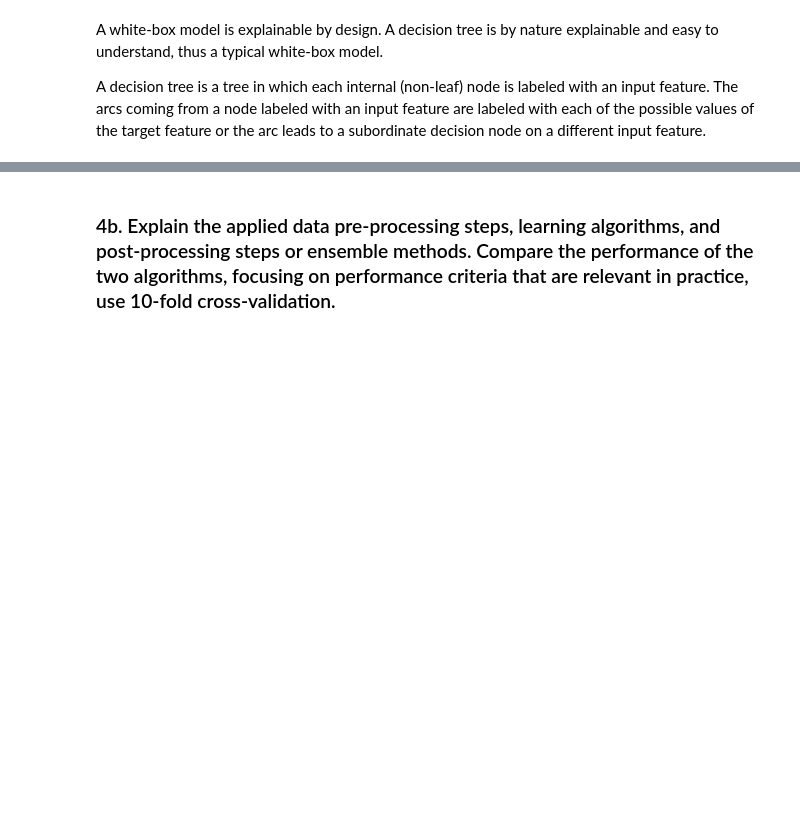
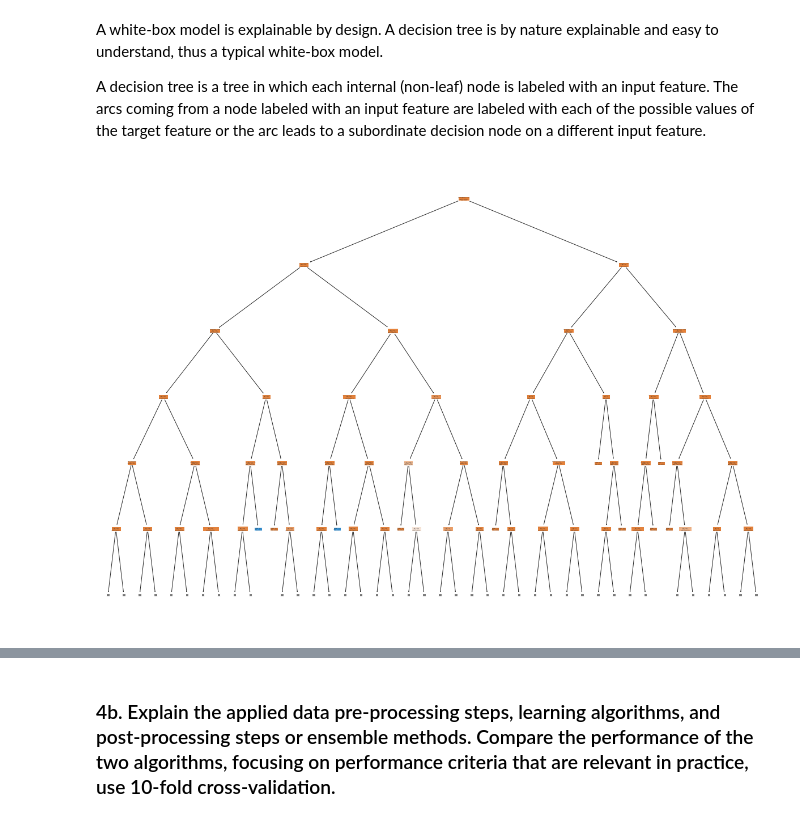
Before and after one commit to CarlosChu-c/CiberSecurityLab, a Jupyter notebook: lab1/Lab1-2021.ipynb, the cells around one changed output, grey strips where cells are left out. Cells and saved outputs as stored; diff of their text form; code cells hidden in the pictures; blank space fills up the shorter version.

```diff
--- a/lab1/Lab1-2021.ipynb
+++ b/lab1/Lab1-2021.ipynb
@@ -580,0 +645,36 @@ dt = DecisionTreeClassifier(splitter='random', max_depth=10)
+# %%
+from sklearn.tree import DecisionTreeClassifier, plot_tree
+
+data_src = pd.read_csv(os.path.join('data', 'train_data.csv'))
+data_src = data_preprocessing(data_src)
+
+# split dataset
+  #drop deprecated columns
+data_src = data_src.drop(columns=['Id','amount', 'accountcode_cc', 'countries_equal'])
+label_src = data_src['label']
+data_src = data_src.drop(columns=['label'])
+
+#SMOTE the data
+from imblearn.over_sampling import SMOTE
+sm = SMOTE(random_state = 42)
+X_train, y_train = sm.fit_resample(X_train, y_train)
+
+def k_fold_validation(X, y, model, scoring='precision', k_flod=10):
+    cv = KFold(n_splits=k_flod, random_state=42, shuffle=True)
+    scores = cross_validate(model, X, y, scoring=scoring, return_estimator=True, cv=cv, n_jobs=-1)
+    max_score_index = np.argmax(scores['test_score'])
+
+    return scores['test_score'][max_score_index], scores['estimator'][max_score_index]
+# Constructng the white-box classifier: decision tree
+dt = DecisionTreeClassifier(splitter='random', max_depth=10)
+# Implementing k-fold cross validation before applying the classifier
+dt_max_score, dt_estimator = k_fold_validation(X = data_src, y = label_src, model=dt)
+
+plt.figure(figsize=(21,15))
+feature_names = data_src.columns
+class_names = ['benign', 'fraud']
+plot_tree(dt_estimator, max_depth=3, filled=True, feature_names=feature_names, class_names=class_names, proportion=True)
+# plt.savefig('./figures/Dtree.pdf', dpi=1200)
+plt.show()
+# %% [output]
+[figure, added]
```
Also changed, not shown: parts of 7 cells of this notebook.
